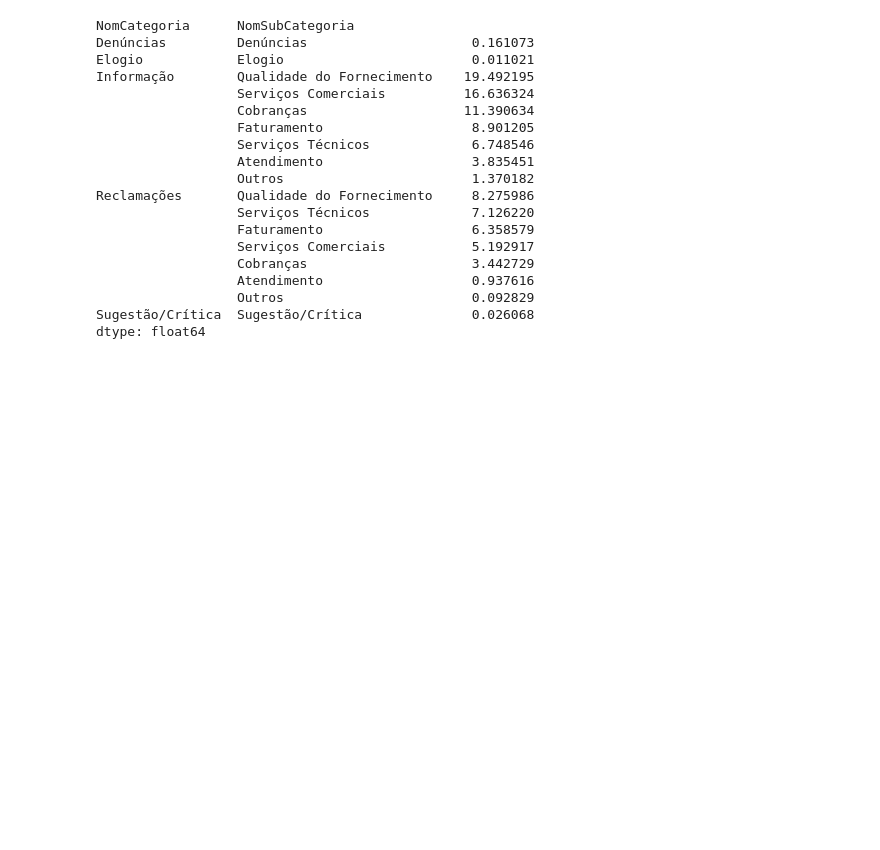
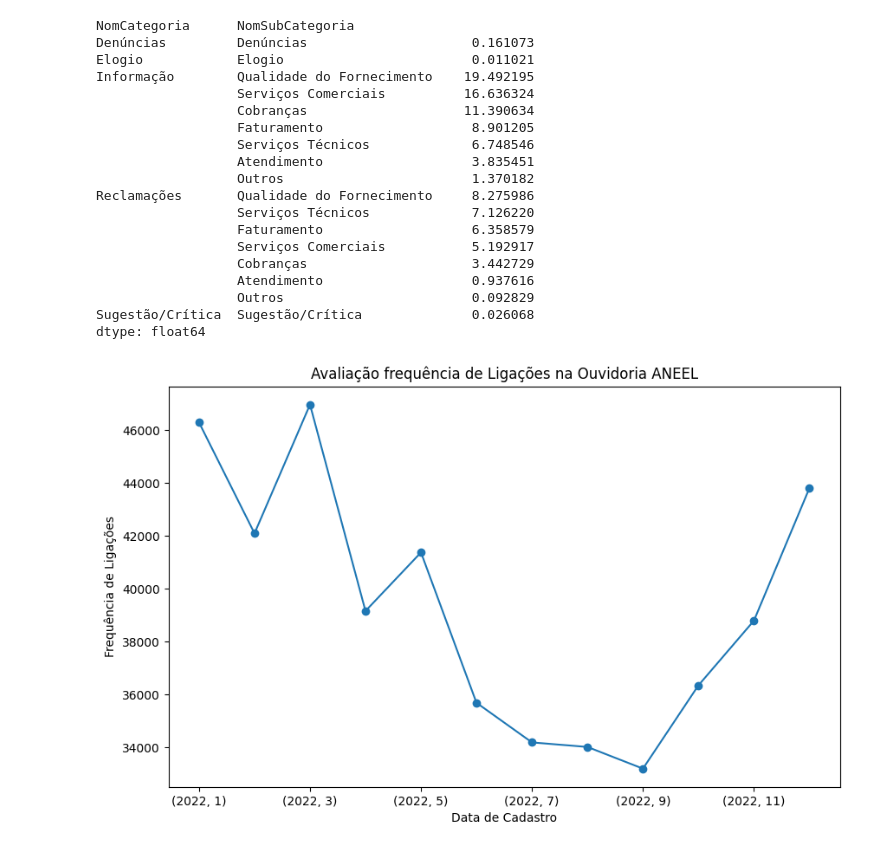
Before and after one commit to LerinaMM/satisfacao_consumidor_aneel, a Jupyter notebook: aneel_ouvidoria.ipynb, the cells around one changed output. Saved outputs shown, nothing was run; the diff lists cells and outputs as text; code cells hidden in the pictures; blank space fills up the shorter version.

```diff
--- a/aneel_ouvidoria.ipynb
+++ b/aneel_ouvidoria.ipynb
@@ -142,3 +182,27 @@ Reclamações       Qualidade do Fornecimento     8.275986
                   Outros                        0.092829
 Sugestão/Crítica  Sugestão/Crítica              0.026068
 dtype: float64
+# %%
+# Transformando a coluna 'DtCriacao' está no formato datetime
+
+dados['DtCriacao'] = pd.to_datetime(dados['DtCriacao'])
+
+# Extração do ano e o mês da coluna 'Data_de_cadastro'
+
+dados['ano'] = dados['DtCriacao'].dt.year
+dados['mes'] = dados['DtCriacao'].dt.month
+dados['dia'] = dados['DtCriacao'].dt.day
+
+# Contagem do número de denúncias em cada mês
+frequencia_ligacoes = dados.groupby(['ano', 'mes']).size()
+
+# Criação de um gráfico de linha para visualizar a frequência de denúncias ao longo do tempo
+
+plt.figure(figsize=(10, 6))
+frequencia_ligacoes.plot(kind='line', marker='o')
+plt.xlabel('Data de Cadastro')
+plt.ylabel('Frequência de Ligações')
+plt.title('Avaliação frequência de Ligações na Ouvidoria ANEEL')
+plt.show()
+# %% [output]
+[figure, added]
```
Also changed, not shown: parts of 16 cells of this notebook.
